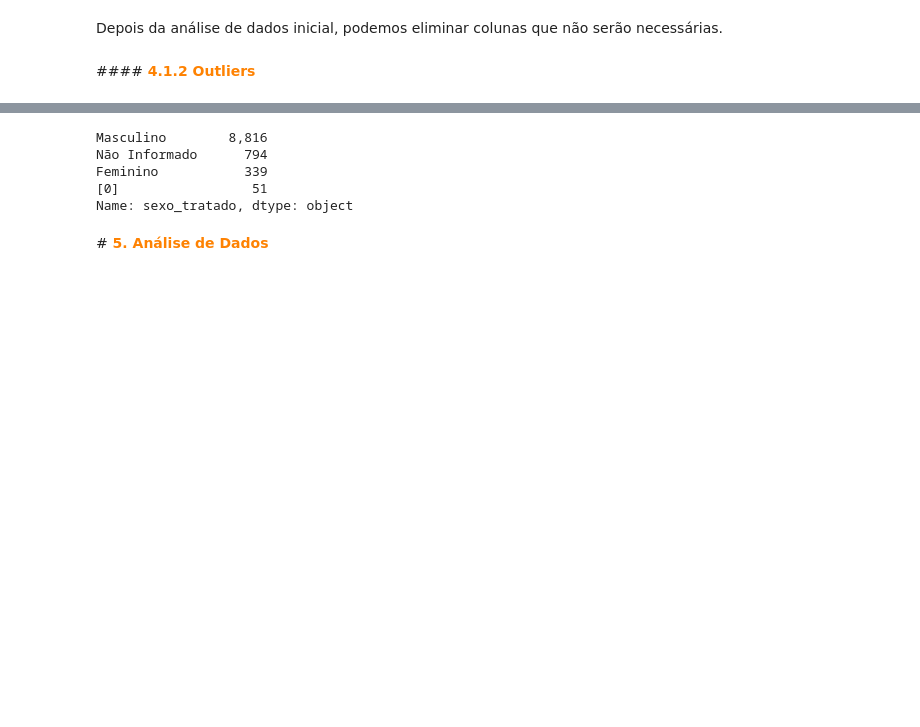
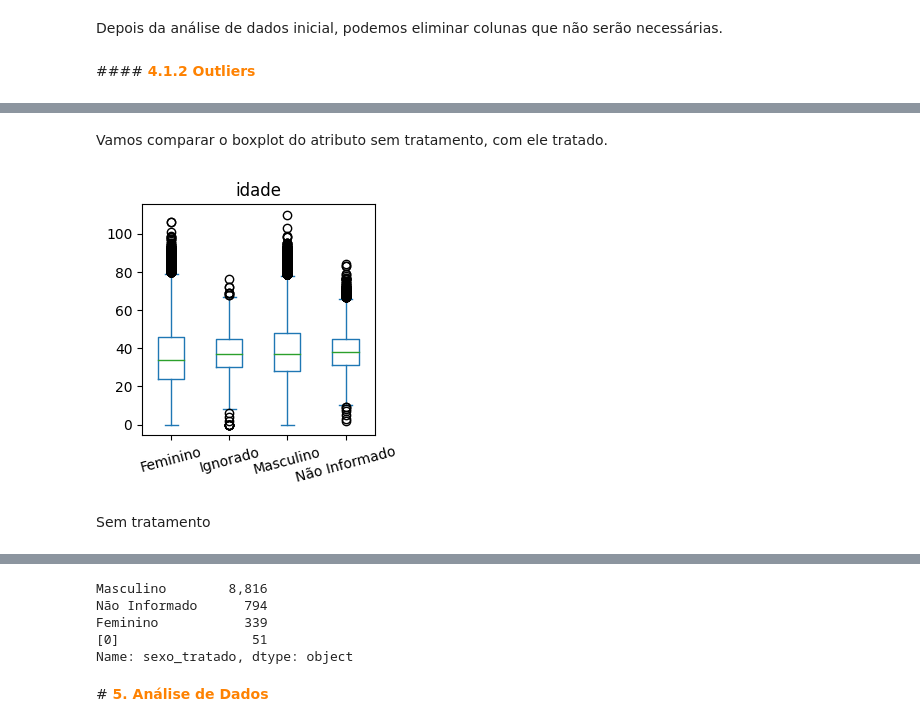
Before and after one commit to gabrielmprata/MVP_Sprint01_Puc_Rio, a Jupyter notebook: MVP_Analise_de_Dados_e_boas_praticas.ipynb, the cells around one changed output, grey strips where cells are left out. Drawn from its saved outputs; the diff is of its cells as text; code cells hidden in the pictures; blank space fills up the shorter version.

```diff
--- a/MVP_Analise_de_Dados_e_boas_praticas.ipynb
+++ b/MVP_Analise_de_Dados_e_boas_praticas.ipynb
@@ -891,0 +934,27 @@ A próxima etapa sera o tratamento de missings, mas para esse atributo, vamos ap
+# %%
+# 3. Excluir idades inconsistentes
+# pegar os indexes que atendam a condição
+index_idade = acidentes[ acidentes['idade'] > 110 ].index
+
+# apagando indexes das linhas no dataframe acidentes
+acidentes.drop(index_idade, inplace = True)
+# %%
+# 4. Tratando missing utilizando o método Interpolate
+# A interpolação é uma maneira de estimar os missings entre os dois valores conhecidos dos dados
+acidentes['idade'].interpolate(inplace=True)
+# %%
+# 4. função floor() arredondadno para o interio menor mais proximo e depois converte para INT
+acidentes['idade'] = ((acidentes['idade']).apply(np.floor)).apply(int)
+# %%
+# 5. Concatenando o dataframe tratado com o dataframe principal
+acidentes = pd.concat([acidentes, idade_out], sort=False, ignore_index=True)
+# %% [markdown]
+Vamos comparar o boxplot do atributo sem tratamento, com ele tratado.
+# %%
+#Tratado!
+acidentes.plot.box(column="idade", by='sexo', figsize=(3, 3), rot=15)
+plt.show()
+# %% [output]
+[figure, added]
+# %% [markdown]
+Sem tratamento
```
Also changed, not shown: parts of 68 cells of this notebook.
